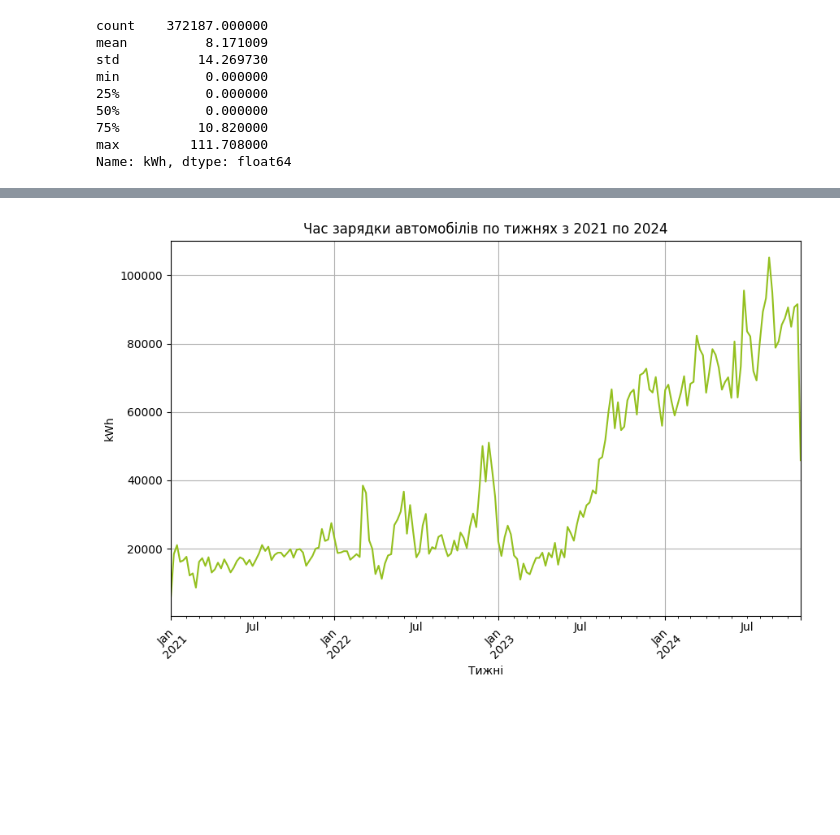
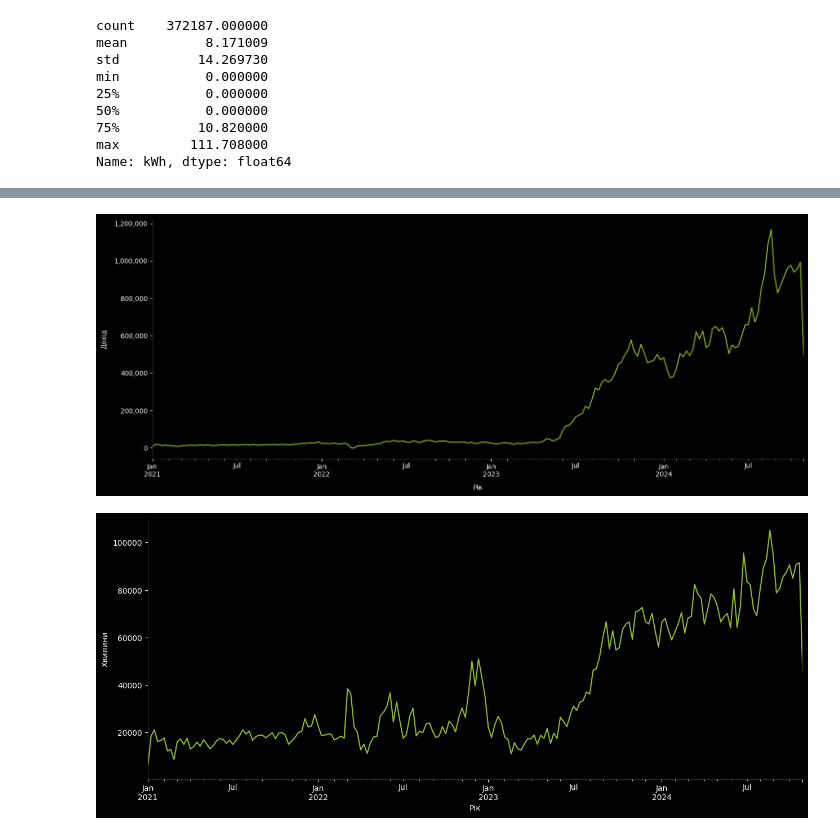
Before and after one commit to Lkupybida/ArtficialInteligenceCourseProject, a Jupyter notebook: nastiia.ipynb, the cells around one changed output, grey strips where cells are left out. Cells and saved outputs as stored; diff of their text form; code cells hidden in the pictures; blank space fills up the shorter version.

```diff
--- a/nastiia.ipynb
+++ b/nastiia.ipynb
@@ -6,5 +7,4 @@ import seaborn as sns
 # %%
-df = pd.read_csv("data/dataset.csv")
-df = df.drop(columns=['Unnamed: 0'])
+df = pd.read_csv("data/original/dataset.csv")
 df.head()
 # %% [output]
@@ -94,12 +92,0 @@ plt.show()
-# %%
-df['Revenue'] = df['Revenue'].replace({'\xa0': '', ',': '.'}, regex=True)
-df['Revenue'] = df['Revenue'].astype(float)
-weekly_revenue = df.resample('W', on='Date')['Revenue'].sum()
-plt.figure(figsize=(10, 6))
-weekly_revenue.plot(kind='line', color='#94C01F')
-plt.title('Дохід по тижнях з 2021 по 2024')
-plt.xlabel('Тижні')
-plt.ylabel('kWh')
-plt.xticks(rotation=45)
-plt.grid(True)
-plt.show()
@@ -108,12 +95,51 @@ plt.show()
+# %%
+plt.style.use('dark_background')
+plt.figure(figsize=(15, 6))
+
+plt.rcParams['axes.formatter.useoffset'] = False
+plt.gca().get_yaxis().get_major_formatter().set_scientific(False)
+
+weekly_revenue.plot(kind='line', color='#94C01F', linewidth=1.5)
+
+plt.xlabel('Рік', labelpad=10)
+plt.ylabel('Дохід', labelpad=10)
+
+def format_func(value, tick_number):
+    return f"{int(value):,}"
+plt.gca().yaxis.set_major_formatter(plt.FuncFormatter(format_func))
+
+ax = plt.gca()
+ax.spines['top'].set_color('none')
+ax.spines['right'].set_color('none')
+ax.spines['bottom'].set_color('#333333')
+ax.spines['left'].set_color('#333333')
+
+plt.gca().set_facecolor('black')
+plt.gcf().set_facecolor('black')
+
+plt.gcf().patch.set_edgecolor('black')
+plt.gcf().patch.set_linewidth(0)
+
+plt.tight_layout()
+
+plt.show()
+# %% [output]
+[figure, added]
 # %%
 weekly_charging_time = df.resample('W', on='Date')['ChargingTime'].sum()
-plt.figure(figsize=(10, 6))
+plt.figure(figsize=(15, 6))
 weekly_charging_time.plot(kind='line', color='#94C01F')
-plt.title('Час зарядки автомобілів по тижнях з 2021 по 2024')
-plt.xlabel('Тижні')
-plt.ylabel('kWh')
-plt.xticks(rotation=45)
-plt.grid(True)
+ax = plt.gca()
+ax.spines['top'].set_color('none')
+ax.spines['right'].set_color('none')
+ax.spines['bottom'].set_color('#333333')
+ax.spines['left'].set_color('#333333')
+plt.xlabel('Рік')
+plt.ylabel('Хвилини')
+plt.gca().set_facecolor('black')
+plt.gcf().set_facecolor('black')
+plt.gcf().patch.set_edgecolor('black')
+plt.gcf().patch.set_linewidth(0)
 plt.show()
 # %% [output]
-[figure, old version]
+[figure, new version]
```
Also changed, not shown: parts of 6 cells of this notebook.
